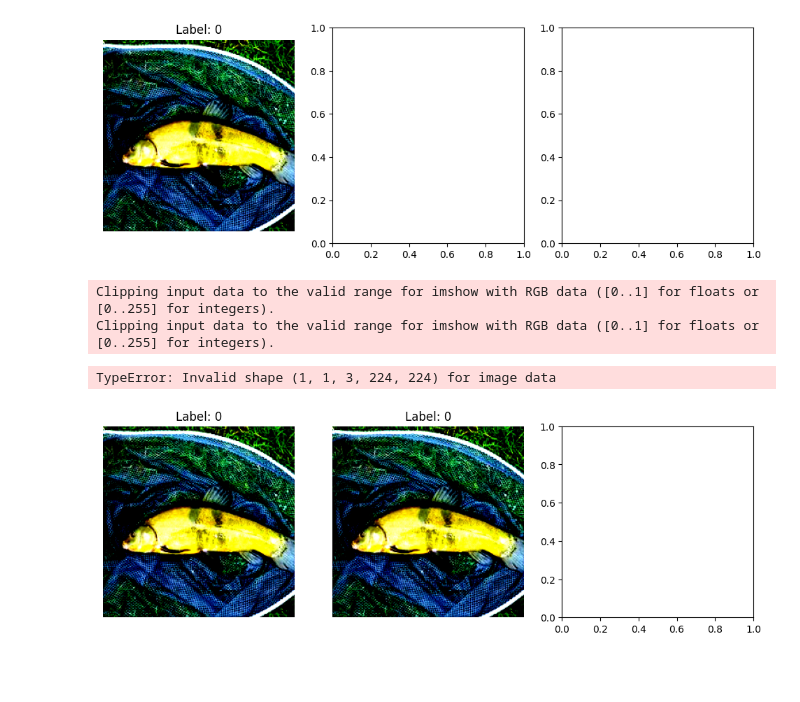
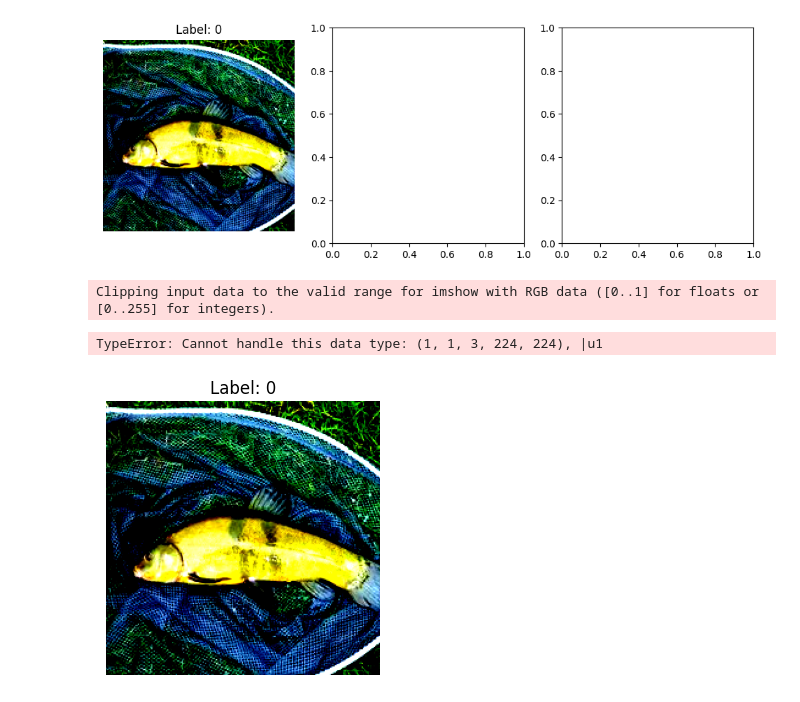
Before and after one commit to josephad2001/AdversarialRobustnessML, a Jupyter notebook: AttackMethods/DeepFool.ipynb, the cells around one changed output. Cells and saved outputs as stored; diff of their text form; code cells hidden in the pictures; blank space fills up the shorter version.

```diff
--- a/AttackMethods/DeepFool.ipynb
+++ b/AttackMethods/DeepFool.ipynb
@@ -142,14 +142,3 @@ plt.show()
 Clipping input data to the valid range for imshow with RGB data ([0..1] for floats or [0..255] for integers).
 RuntimeError: permute(sparse_coo): number of dimensions in the tensor input does not match the length of the desired ordering of dimensions i.e. input.dim() = 4 is not equal to len(dims) = 3
 [figure]
-# %%
-# Display the images and the difference
-display_images_with_labels_and_difference(
-    image.squeeze(0).cpu(), original_label, perturbed_image.squeeze(0).cpu(), perturbed_label, perturbation)
-
-plt.show()
-# %% [output]
-Clipping input data to the valid range for imshow with RGB data ([0..1] for floats or [0..255] for integers).
-Clipping input data to the valid range for imshow with RGB data ([0..1] for floats or [0..255] for integers).
-TypeError: Invalid shape (1, 1, 3, 224, 224) for image data
-[figure, removed]
@@ -155,0 +187,37 @@ TypeError: Invalid shape (1, 1, 3, 224, 224) for image data
+# %%
+# Display the original image
+plt.figure(figsize=(12, 4))
+plt.subplot(131)
+plt.imshow(image.squeeze(0).permute(1, 2, 0).cpu().numpy())
+plt.title(f"Label: {original_label}")
+plt.axis('off')
+
+# Save the perturbed image and the perturbation as image files
+perturbed_image_numpy = perturbed_image.squeeze(0).cpu().numpy().squeeze().transpose((1, 2, 0))
+perturbed_image_pil = Image.fromarray((perturbed_image_numpy * 255).astype(np.uint8))
+perturbed_image_pil.save("perturbed_image.png")
+
+perturbation_image = Image.fromarray((perturbation * 255).astype(np.uint8))
+perturbation_image.save("perturbation_image.png")
+
+
+
+# Open and display the perturbed image
+perturbed_image = Image.open("perturbed_image.png")
+plt.subplot(132)
+plt.imshow(perturbed_image)
+plt.title(f"Label: {perturbed_label}")
+plt.axis('off')
+
+# Open and display the perturbation
+perturbation_image = Image.open("perturbation_image.png")
+plt.subplot(133)
+plt.imshow(perturbation_image)
+plt.title("Perturbation")
+plt.axis('off')
+
+plt.show()
+# %% [output]
+Clipping input data to the valid range for imshow with RGB data ([0..1] for floats or [0..255] for integers).
+TypeError: Cannot handle this data type: (1, 1, 3, 224, 224), |u1
+[figure, added]
```
Also changed, not shown: parts of 4 cells of this notebook, 2 other files.
